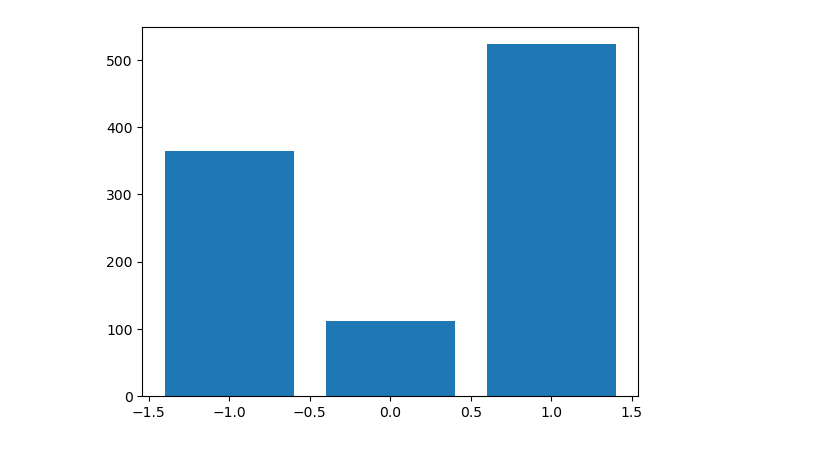
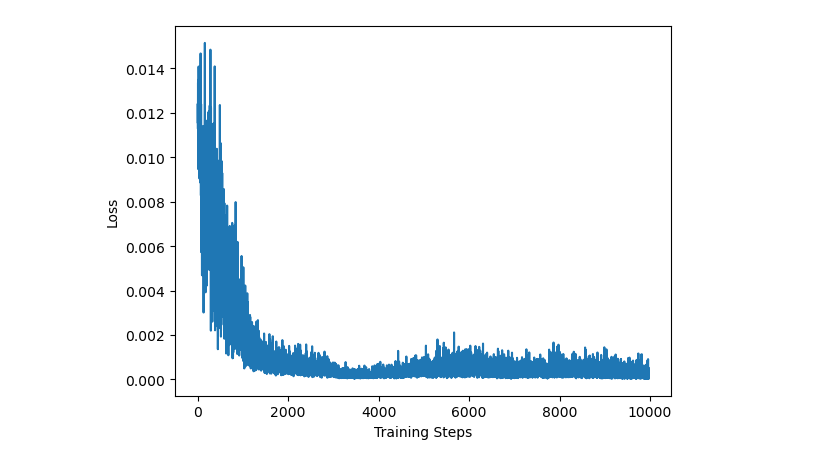
Before and after one commit to IlyaChekin/TicTacToeDeepRL, a Jupyter notebook: Train.ipynb, the cells around one changed output. Saved outputs shown, nothing was run; the diff lists cells and outputs as text; code cells hidden in the pictures.

```diff
--- a/Train.ipynb
+++ b/Train.ipynb
@@ -348,6 +192,8 @@ O X O
 # %%
 import matplotlib.pyplot as plt
-plt.bar(winner, numbers)
+plt.plot(agent.loss_hist)
+plt.xlabel("Training Steps")
+plt.ylabel("Loss")
 plt.show()
 # %% [output]
-[figure, old version]
+[figure, new version]
```
Also changed, not shown: parts of 8 cells of this notebook, 17 other files.
